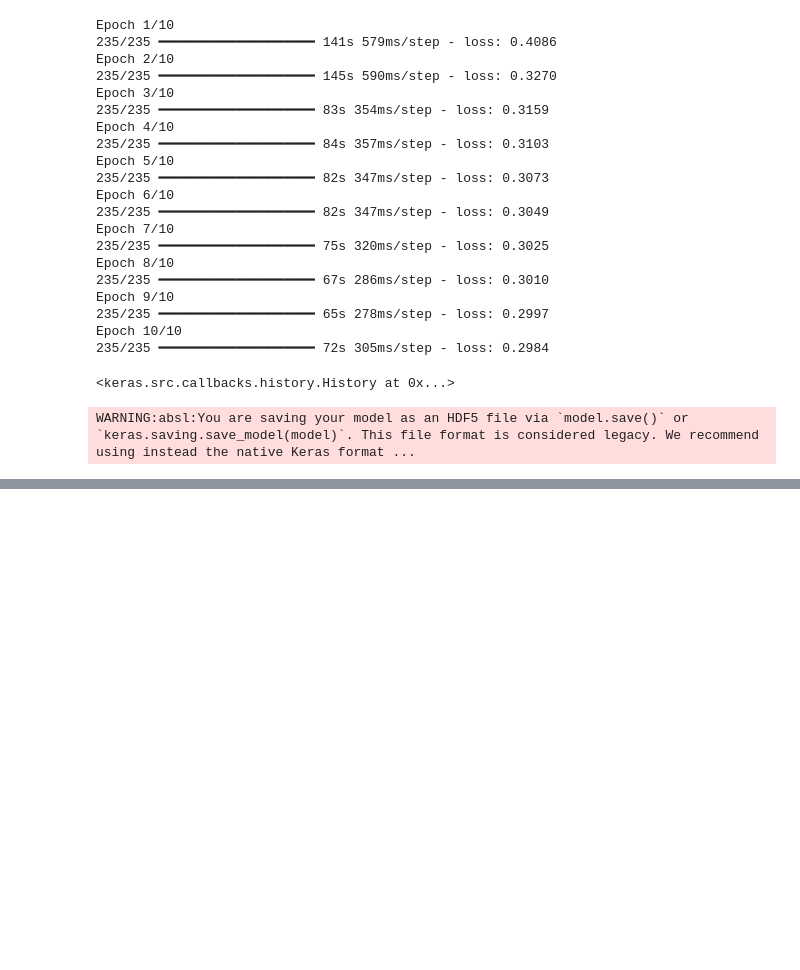
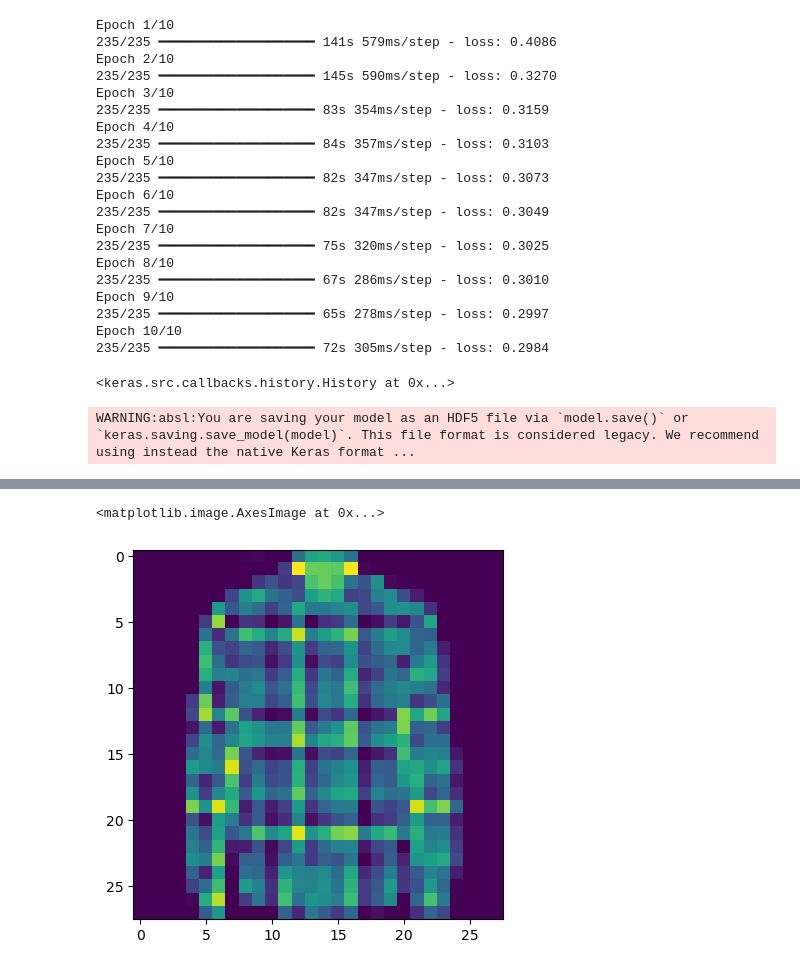
Before and after one commit to KOexPlay/Deep-Learning, a Jupyter notebook: autoencoder.ipynb, the cells around one changed output, grey strips where cells are left out. Drawn from its saved outputs; the diff is of its cells as text; code cells hidden in the pictures; blank space fills up the shorter version.

```diff
--- a/autoencoder.ipynb
+++ b/autoencoder.ipynb
@@ -143,0 +148,5 @@ WARNING:absl:You are saving your model as an HDF5 file via `model.save()` or `ke
+# %%
+plt.imshow(image_test[7])
+# %% [output]
+<matplotlib.image.AxesImage at 0x...>
+[figure, added]
```
Also changed, not shown: parts of 4 cells of this notebook.
